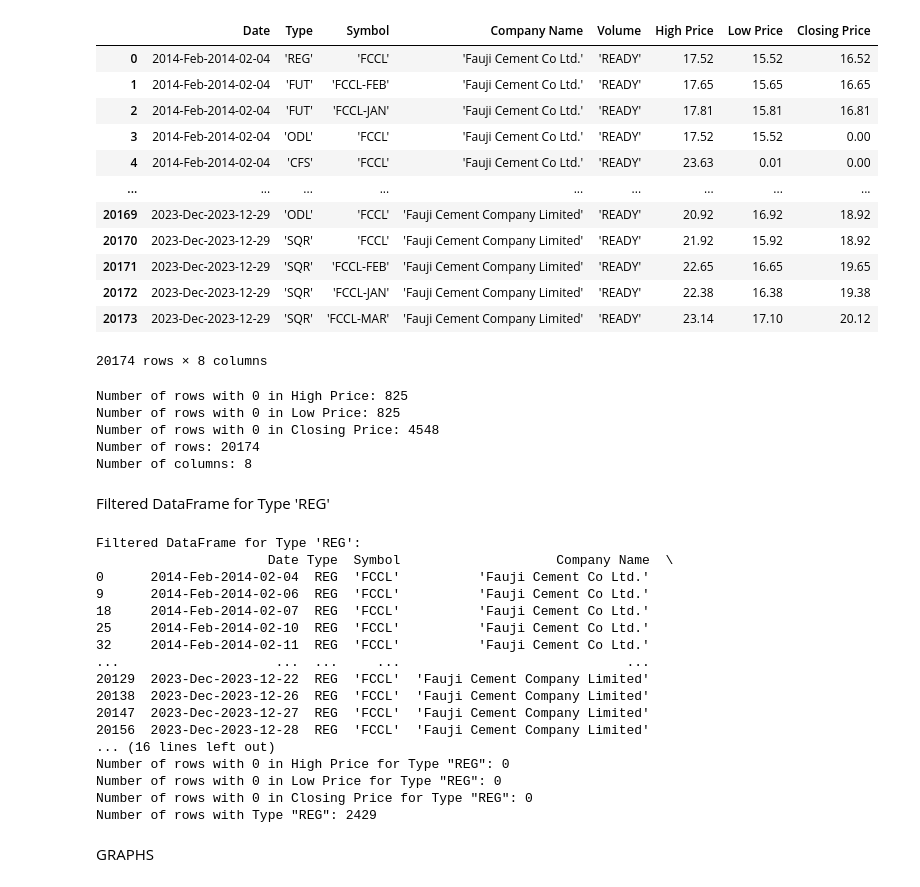
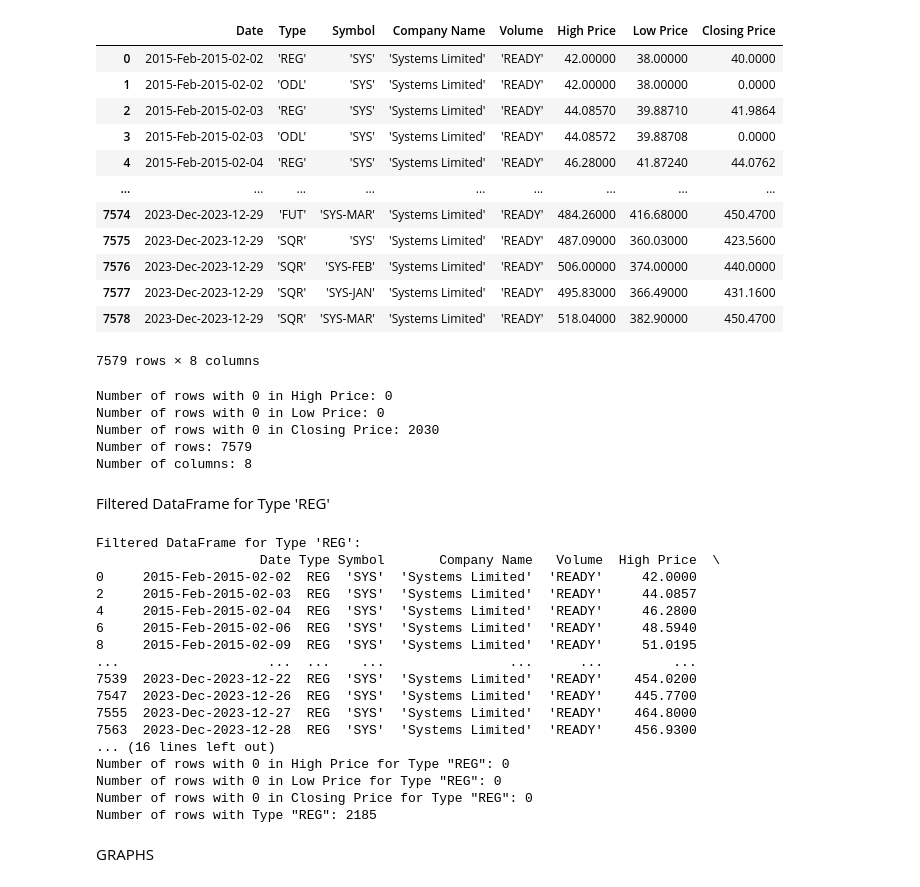
Before and after one commit to farrukhunites/psx-application-ai, a Jupyter notebook: Pre_processed_data/pre-processing.ipynb, the cells around one changed output. Drawn from its saved outputs; the diff is of its cells as text; code cells hidden in the pictures.

```diff
--- a/Pre_processed_data/pre-processing.ipynb
+++ b/Pre_processed_data/pre-processing.ipynb
@@ -1,21 +1,22 @@
 # %%
 import pandas as pd
-df = pd.read_csv('fccl_data.csv')
+output_filename = "sys_data.csv"
+df = pd.read_csv(f'../Stocks/{output_filename}')
 df
 # %% [output]
 |  | Date | Type | Symbol | Company Name | Volume | High Price | Low Price | Closing Price |
-| 0 | 2014-Feb-2014-02-04 | 'REG' | 'FCCL' | 'Fauji Cement Co Ltd.' | 'READY' | 17.52 | 15.52 | 16.52 |
-| 1 | 2014-Feb-2014-02-04 | 'FUT' | 'FCCL-FEB' | 'Fauji Cement Co Ltd.' | 'READY' | 17.65 | 15.65 | 16.65 |
-| 2 | 2014-Feb-2014-02-04 | 'FUT' | 'FCCL-JAN' | 'Fauji Cement Co Ltd.' | 'READY' | 17.81 | 15.81 | 16.81 |
-| 3 | 2014-Feb-2014-02-04 | 'ODL' | 'FCCL' | 'Fauji Cement Co Ltd.' | 'READY' | 17.52 | 15.52 | 0.00 |
-| 4 | 2014-Feb-2014-02-04 | 'CFS' | 'FCCL' | 'Fauji Cement Co Ltd.' | 'READY' | 23.63 | 0.01 | 0.00 |
+| 0 | 2015-Feb-2015-02-02 | 'REG' | 'SYS' | 'Systems Limited' | 'READY' | 42.00000 | 38.00000 | 40.0000 |
+| 1 | 2015-Feb-2015-02-02 | 'ODL' | 'SYS' | 'Systems Limited' | 'READY' | 42.00000 | 38.00000 | 0.0000 |
+| 2 | 2015-Feb-2015-02-03 | 'REG' | 'SYS' | 'Systems Limited' | 'READY' | 44.08570 | 39.88710 | 41.9864 |
+| 3 | 2015-Feb-2015-02-03 | 'ODL' | 'SYS' | 'Systems Limited' | 'READY' | 44.08572 | 39.88708 | 0.0000 |
+| 4 | 2015-Feb-2015-02-04 | 'REG' | 'SYS' | 'Systems Limited' | 'READY' | 46.28000 | 41.87240 | 44.0762 |
 | ... | ... | ... | ... | ... | ... | ... | ... | ... |
-| 20169 | 2023-Dec-2023-12-29 | 'ODL' | 'FCCL' | 'Fauji Cement Company Limited' | 'READY' | 20.92 | 16.92 | 18.92 |
-| 20170 | 2023-Dec-2023-12-29 | 'SQR' | 'FCCL' | 'Fauji Cement Company Limited' | 'READY' | 21.92 | 15.92 | 18.92 |
-| 20171 | 2023-Dec-2023-12-29 | 'SQR' | 'FCCL-FEB' | 'Fauji Cement Company Limited' | 'READY' | 22.65 | 16.65 | 19.65 |
-| 20172 | 2023-Dec-2023-12-29 | 'SQR' | 'FCCL-JAN' | 'Fauji Cement Company Limited' | 'READY' | 22.38 | 16.38 | 19.38 |
-| 20173 | 2023-Dec-2023-12-29 | 'SQR' | 'FCCL-MAR' | 'Fauji Cement Company Limited' | 'READY' | 23.14 | 17.10 | 20.12 |
+| 7574 | 2023-Dec-2023-12-29 | 'FUT' | 'SYS-MAR' | 'Systems Limited' | 'READY' | 484.26000 | 416.68000 | 450.4700 |
+| 7575 | 2023-Dec-2023-12-29 | 'SQR' | 'SYS' | 'Systems Limited' | 'READY' | 487.09000 | 360.03000 | 423.5600 |
+| 7576 | 2023-Dec-2023-12-29 | 'SQR' | 'SYS-FEB' | 'Systems Limited' | 'READY' | 506.00000 | 374.00000 | 440.0000 |
+| 7577 | 2023-Dec-2023-12-29 | 'SQR' | 'SYS-JAN' | 'Systems Limited' | 'READY' | 495.83000 | 366.49000 | 431.1600 |
+| 7578 | 2023-Dec-2023-12-29 | 'SQR' | 'SYS-MAR' | 'Systems Limited' | 'READY' | 518.04000 | 382.90000 | 450.4700 |
-20174 rows × 8 columns
+7579 rows × 8 columns
 # %%
 num_zero_in_high_price = (df['High Price'] == 0.00).sum()
 num_zero_in_low_price = (df['Low Price'] == 0.00).sum()
@@ -28,10 +29,10 @@ rows, columns = df.shape
 print(f'Number of rows: {rows}')
 print(f'Number of columns: {columns}')
 # %% [output]
-Number of rows with 0 in High Price: 825
-Number of rows with 0 in Low Price: 825
-Number of rows with 0 in Closing Price: 4548
-Number of rows: 20174
+Number of rows with 0 in High Price: 0
+Number of rows with 0 in Low Price: 0
+Number of rows with 0 in Closing Price: 2030
+Number of rows: 7579
 Number of columns: 8
 # %% [markdown]
 Filtered DataFrame for Type 'REG'
@@ -60,24 +61,26 @@ num_rows_with_reg = df_reg.shape[0]
 
 # Print the number of rows with Type 'REG'
 print(f'Number of rows with Type "REG": {num_rows_with_reg}')
+
+df_reg.to_csv(output_filename, index=False)
 # %% [output]
 Filtered DataFrame for Type 'REG':
-                      Date Type  Symbol                    Company Name  \
-0      2014-Feb-2014-02-04  REG  'FCCL'          'Fauji Cement Co Ltd.'
-9      2014-Feb-2014-02-06  REG  'FCCL'          'Fauji Cement Co Ltd.'
-18     2014-Feb-2014-02-07  REG  'FCCL'          'Fauji Cement Co Ltd.'
-25     2014-Feb-2014-02-10  REG  'FCCL'          'Fauji Cement Co Ltd.'
-32     2014-Feb-2014-02-11  REG  'FCCL'          'Fauji Cement Co Ltd.'
-...                    ...  ...     ...                             ...
-20129  2023-Dec-2023-12-22  REG  'FCCL'  'Fauji Cement Company Limited'
-20138  2023-Dec-2023-12-26  REG  'FCCL'  'Fauji Cement Company Limited'
-20147  2023-Dec-2023-12-27  REG  'FCCL'  'Fauji Cement Company Limited'
-20156  2023-Dec-2023-12-28  REG  'FCCL'  'Fauji Cement Company Limited'
+                     Date Type Symbol       Company Name   Volume  High Price  \
+0     2015-Feb-2015-02-02  REG  'SYS'  'Systems Limited'  'READY'     42.0000
+2     2015-Feb-2015-02-03  REG  'SYS'  'Systems Limited'  'READY'     44.0857
+4     2015-Feb-2015-02-04  REG  'SYS'  'Systems Limited'  'READY'     46.2800
+6     2015-Feb-2015-02-06  REG  'SYS'  'Systems Limited'  'READY'     48.5940
+8     2015-Feb-2015-02-09  REG  'SYS'  'Systems Limited'  'READY'     51.0195
+...                   ...  ...    ...                ...      ...         ...
+7539  2023-Dec-2023-12-22  REG  'SYS'  'Systems Limited'  'READY'    454.0200
+7547  2023-Dec-2023-12-26  REG  'SYS'  'Systems Limited'  'READY'    445.7700
+7555  2023-Dec-2023-12-27  REG  'SYS'  'Systems Limited'  'READY'    464.8000
+7563  2023-Dec-2023-12-28  REG  'SYS'  'Systems Limited'  'READY'    456.9300
 ... (16 lines left out)
 Number of rows with 0 in High Price for Type "REG": 0
 Number of rows with 0 in Low Price for Type "REG": 0
 Number of rows with 0 in Closing Price for Type "REG": 0
-Number of rows with Type "REG": 2429
+Number of rows with Type "REG": 2185
 # %% [markdown]
 GRAPHS
 # %%
```
Also changed, not shown: parts of 7 cells of this notebook, 23 other files.
